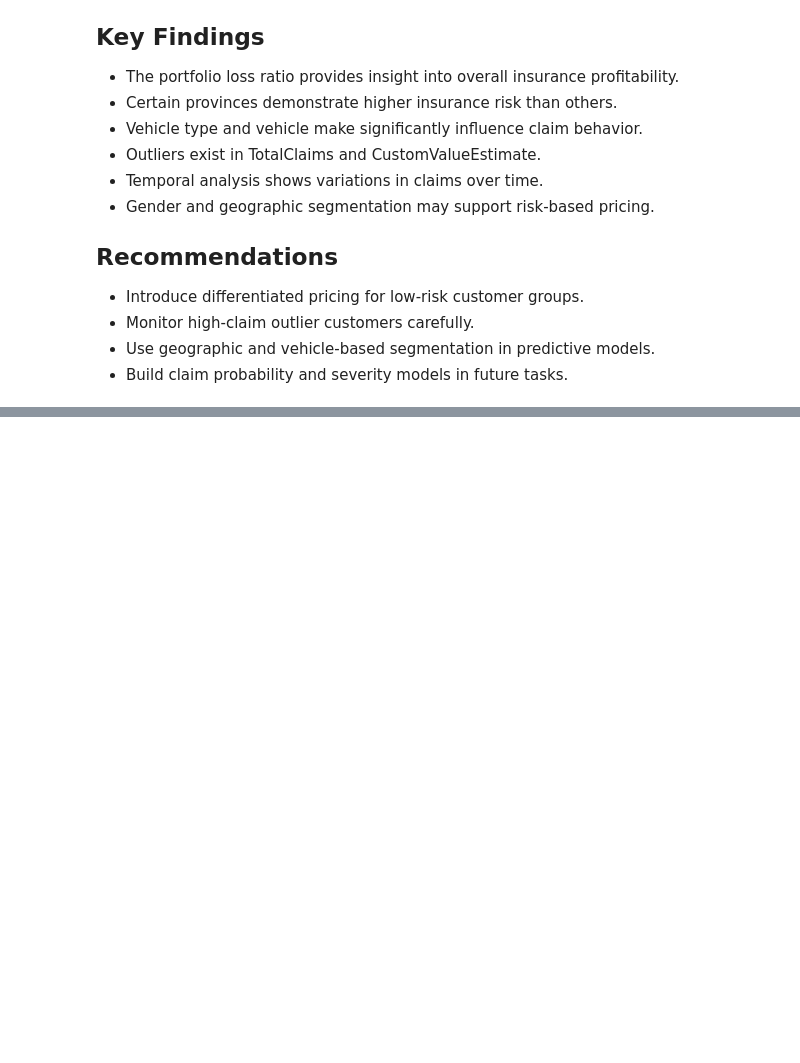
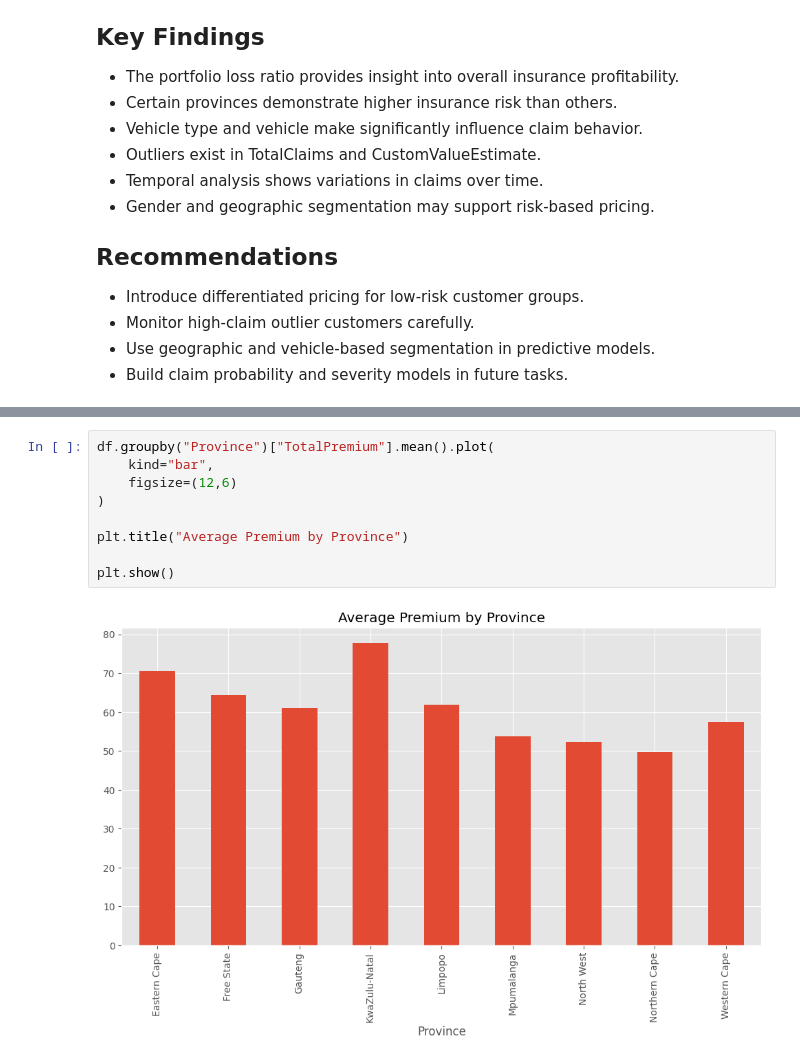
Before and after one commit to hareg10academy21-byte/insurance-risk-analytics, a Jupyter notebook: notebooks/01_eda.ipynb, the cells around one changed output, grey strips where cells are left out. Drawn from its saved outputs; the diff is of its cells as text; blank space fills up the shorter version.

```diff
--- a/notebooks/01_eda.ipynb
+++ b/notebooks/01_eda.ipynb
@@ -321,0 +424,11 @@ plt.show()
+# %%
+df.groupby("Province")["TotalPremium"].mean().plot(
+    kind="bar",
+    figsize=(12,6)
+)
+
+plt.title("Average Premium by Province")
+
+plt.show()
+# %% [output]
+[figure, added]
```
Also changed, not shown: parts of 11 cells of this notebook.
